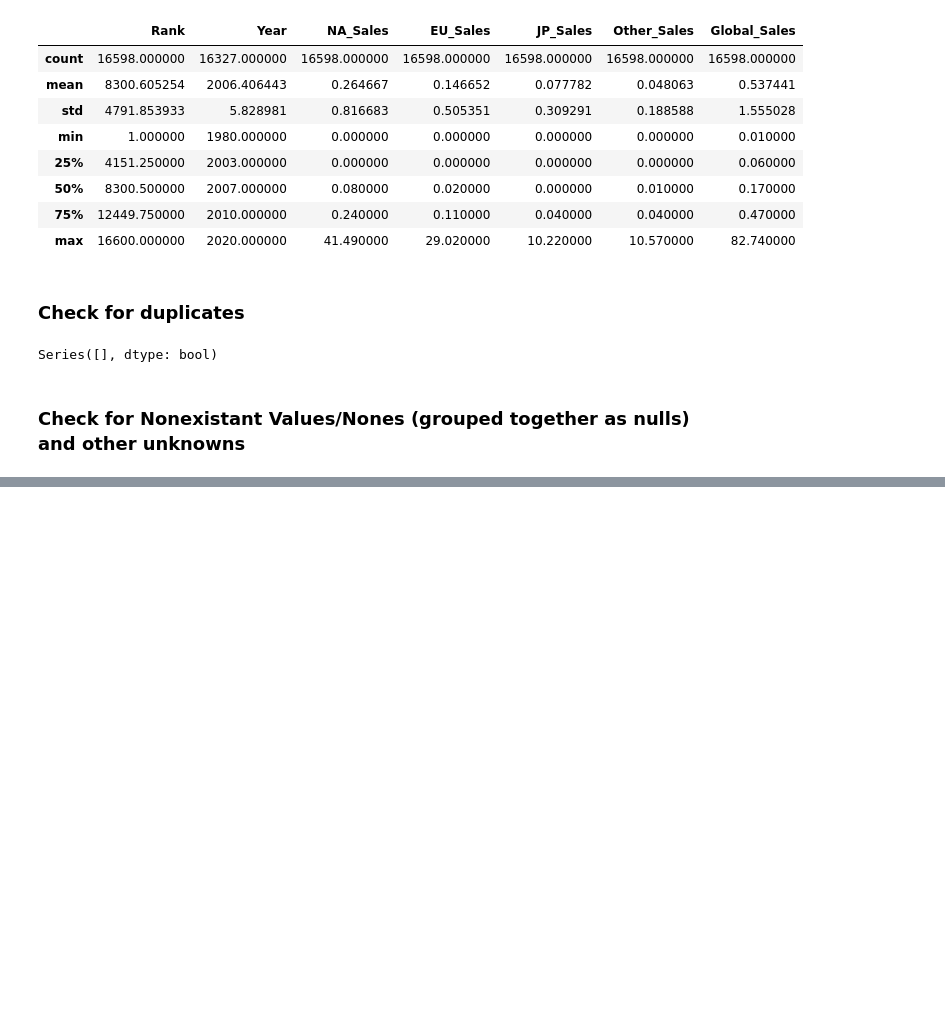
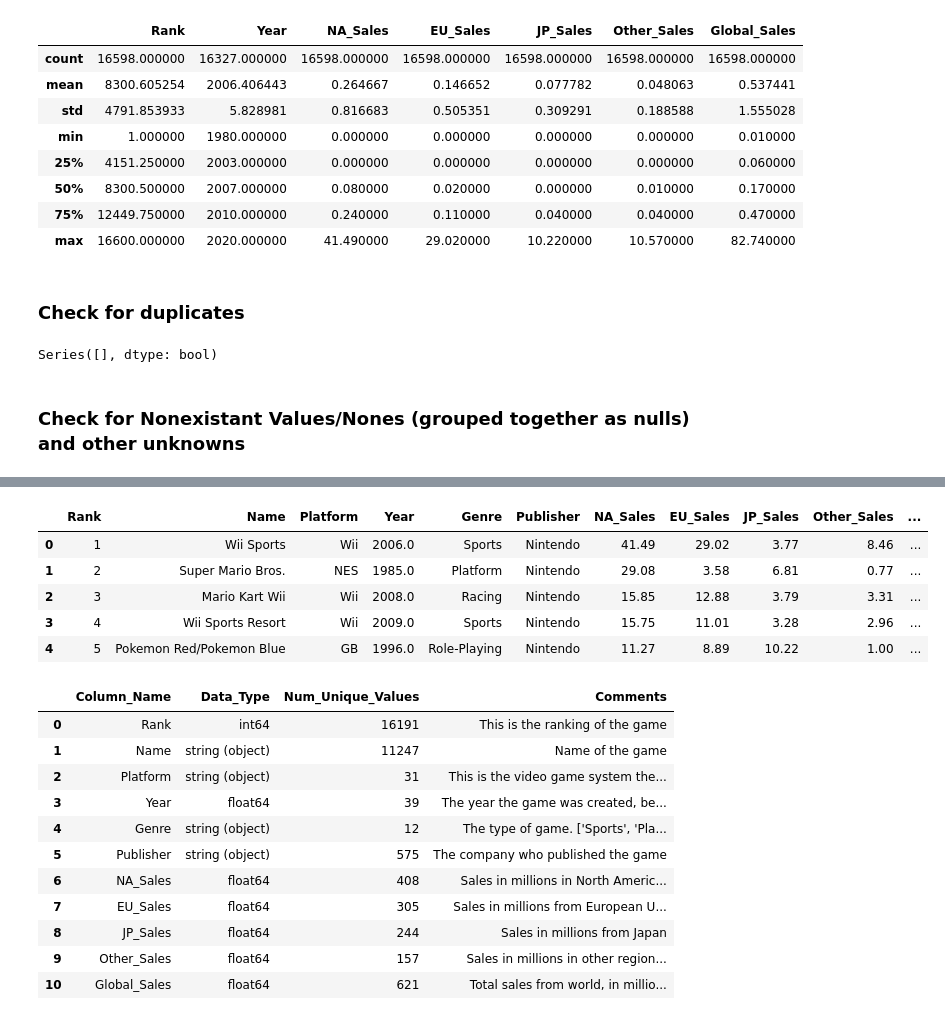
Before and after one commit to AaDalal/senior_sem_ai, a Jupyter notebook: dataExploration0_IDA.ipynb, the cells around one changed output, grey strips where cells are left out. Cells and saved outputs as stored; diff of their text form; code cells hidden in the pictures; blank space fills up the shorter version.

```diff
--- a/dataExploration0_IDA.ipynb
+++ b/dataExploration0_IDA.ipynb
@@ -121,0 +249,50 @@ Platform
+# %%
+
+case_del_vg_df.head()
+vg_df_documentation = pd.DataFrame()
+vg_df_documentation['Column_Name'] = case_del_vg_df.columns
+vg_df_documentation['Data_Type'] = ['string (object)' if str(i).lower() == 'object' else i for i in case_del_vg_df.dtypes]
+vg_df_documentation['Num_Unique_Values'] = [len(list(dict.fromkeys(case_del_vg_df[col]))) for col in case_del_vg_df.columns]
+
+unique_platform_values = list(dict.fromkeys(case_del_vg_df['Platform']))
+unique_genre_values = list(dict.fromkeys(case_del_vg_df['Genre']))
+
+comments_dict = {
+    'Rank' : 'This is the ranking of the game',
+    'Name' : 'Name of the game',
+    'Platform' : f'This is the video game system the game was made for. {unique_platform_values}',
+    'Year' : f'The year the game was created, between {case_del_vg_df.Year.min()} and {case_del_vg_df.Year.max()}',
+    'Genre' : f'The type of game. {unique_genre_values}',
+    'Publisher' : f'The company who published the game',
+    'NA_Sales' : f'Sales in millions in North America (CA, US, MX, etc)',
+    'EU_Sales' : f'Sales in millions from European Union countries',
+    'JP_Sales' : f'Sales in millions from Japan',
+    'Other_Sales': f'Sales in millions in other regions of the world',
+    'Global_Sales' : f'Total sales from world, in millions. Generally the sum of all previous sales categories.'
+}
+
+vg_df_documentation['Comments'] = comments_dict.values()
+
+
+# Make maximum column width of pandas dataframe unlimited
+pd.set_option('display.max_colwidth', -1)
+vg_df_documentation
+# %% [output]
+|  | Rank | Name | Platform | Year | Genre | Publisher | NA_Sales | EU_Sales | JP_Sales | Other_Sales | ... |
+| 0 | 1 | Wii Sports | Wii | 2006.0 | Sports | Nintendo | 41.49 | 29.02 | 3.77 | 8.46 | ... |
+| 1 | 2 | Super Mario Bros. | NES | 1985.0 | Platform | Nintendo | 29.08 | 3.58 | 6.81 | 0.77 | ... |
+| 2 | 3 | Mario Kart Wii | Wii | 2008.0 | Racing | Nintendo | 15.85 | 12.88 | 3.79 | 3.31 | ... |
+| 3 | 4 | Wii Sports Resort | Wii | 2009.0 | Sports | Nintendo | 15.75 | 11.01 | 3.28 | 2.96 | ... |
+| 4 | 5 | Pokemon Red/Pokemon Blue | GB | 1996.0 | Role-Playing | Nintendo | 11.27 | 8.89 | 10.22 | 1.00 | ... |
+|  | Column_Name | Data_Type | Num_Unique_Values | Comments |
+| 0 | Rank | int64 | 16191 | This is the ranking of the game |
+| 1 | Name | string (object) | 11247 | Name of the game |
+| 2 | Platform | string (object) | 31 | This is the video game system the... |
+| 3 | Year | float64 | 39 | The year the game was created, be... |
+| 4 | Genre | string (object) | 12 | The type of game. ['Sports', 'Pla... |
+| 5 | Publisher | string (object) | 575 | The company who published the game |
+| 6 | NA_Sales | float64 | 408 | Sales in millions in North Americ... |
+| 7 | EU_Sales | float64 | 305 | Sales in millions from European U... |
+| 8 | JP_Sales | float64 | 244 | Sales in millions from Japan |
+| 9 | Other_Sales | float64 | 157 | Sales in millions in other region... |
+| 10 | Global_Sales | float64 | 621 | Total sales from world, in millio... |
```
Also changed, not shown: parts of 7 cells of this notebook.
